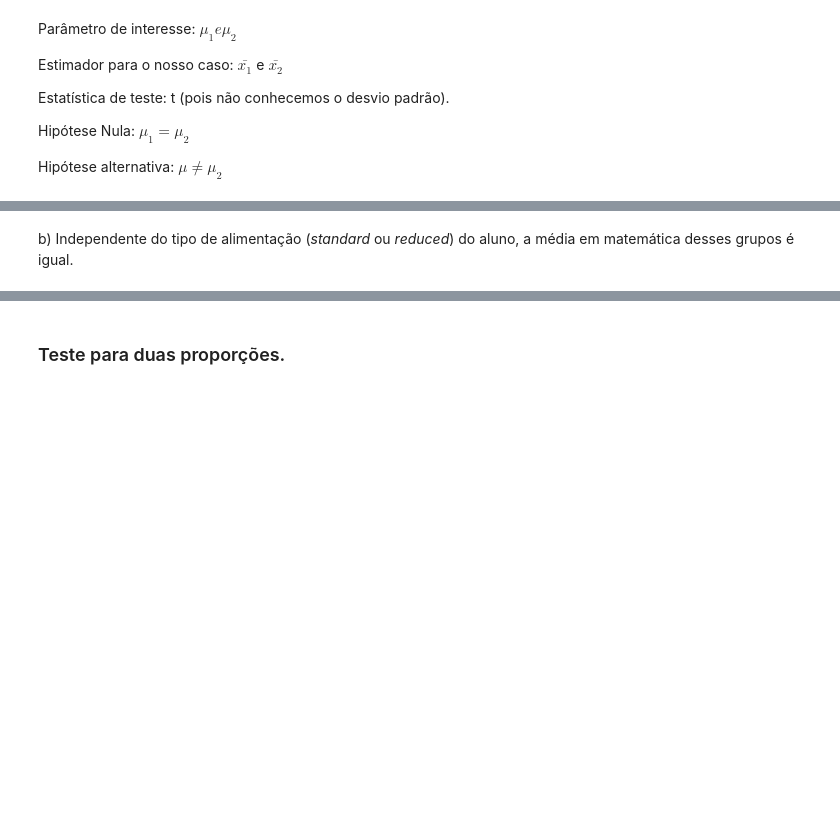
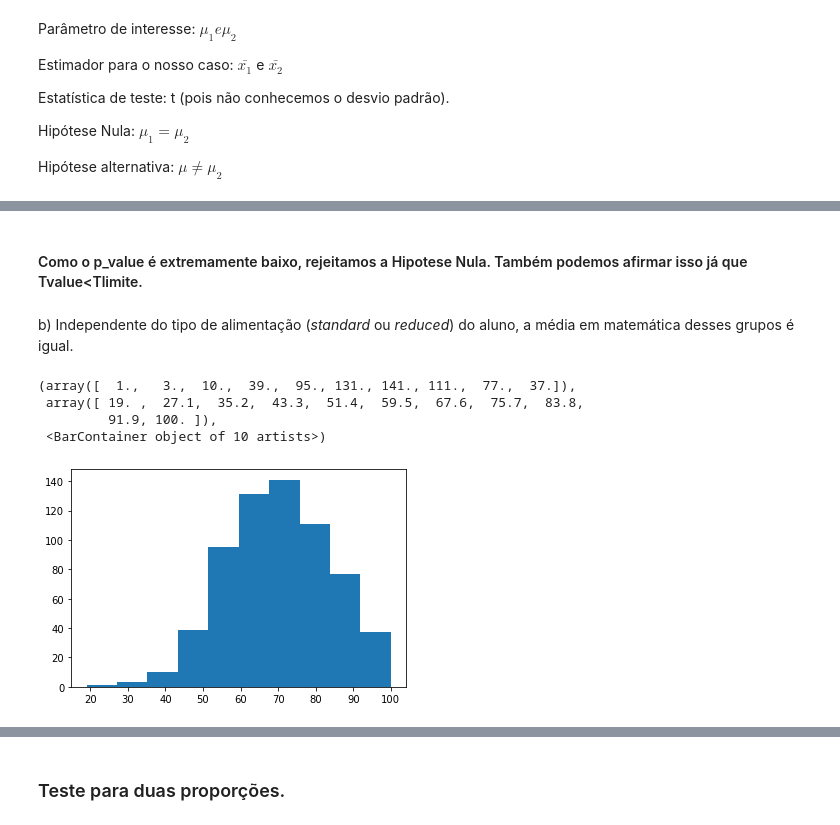
Before and after one commit to gperbone/topcoders-curso-python-dados, a Jupyter notebook: Modulo-6-Estatistica-I/Aula 6 e 7 - Teste de Hipóteses.ipynb, the cells around one changed output, grey strips where cells are left out. Drawn from its saved outputs; the diff is of its cells as text; code cells hidden in the pictures; blank space fills up the shorter version.

```diff
--- a/Modulo-6-Estatistica-I/Aula 6 e 7 - Teste de Hipóteses.ipynb
+++ b/Modulo-6-Estatistica-I/Aula 6 e 7 - Teste de Hipóteses.ipynb
@@ -282,2 +346,4 @@ Hipótese alternativa: $\mu \ne \mu_{2}$
+# %% [markdown]
+#### Como o p_value é extremamente baixo, rejeitamos a Hipotese Nula.  Também podemos afirmar isso já que Tvalue<Tlimite.
 # %% [markdown]
 b) Independente do tipo de alimentação (*standard* ou *reduced*) do aluno, a média em matemática desses grupos é igual.
@@ -289,0 +350,11 @@ b) Independente do tipo de alimentação (*standard* ou *reduced*) do aluno, a m
+# %%
+#Calculando as médias
+vals_std = df[df['lunch'] == 'standard']['math score'].values
+vals_rdc = df[df['lunch'] == 'free/reduced']['math score'].values
+plt.hist(vals_std)
+# %% [output]
+(array([  1.,   3.,  10.,  39.,  95., 131., 141., 111.,  77.,  37.]),
+ array([ 19. ,  27.1,  35.2,  43.3,  51.4,  59.5,  67.6,  75.7,  83.8,
+         91.9, 100. ]),
+ <BarContainer object of 10 artists>)
+[figure, added]
```
Also changed, not shown: parts of 27 cells of this notebook, 6 other files.
